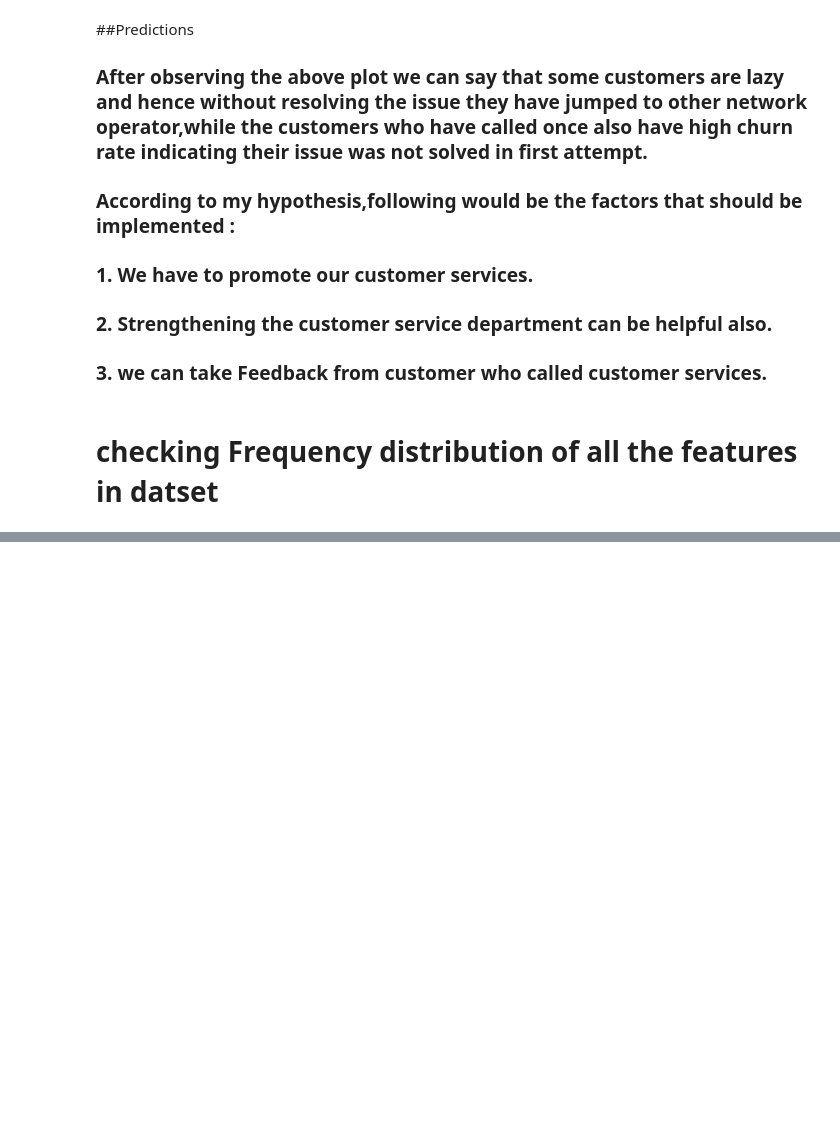
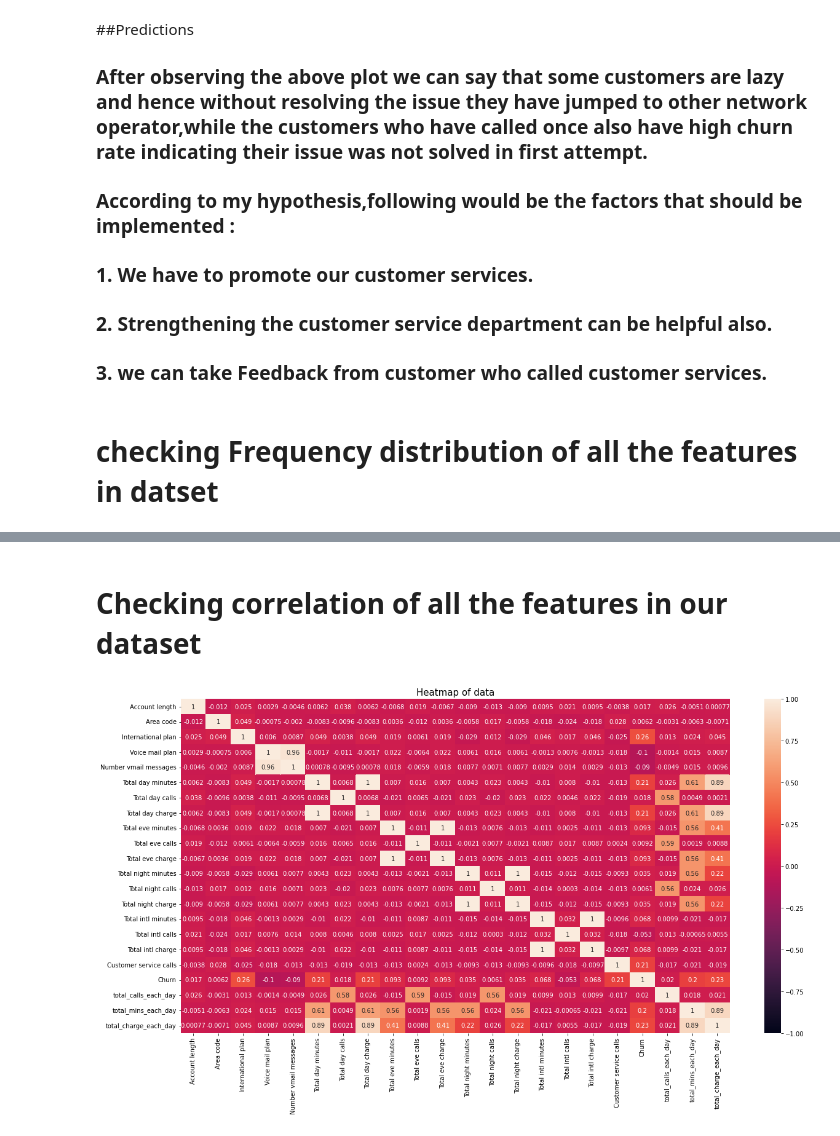
Before and after one commit to MOhitpPatil/EDA-Capstone-Project--telecom-churn-Analysis, a Jupyter notebook: Notebook_.ipynb, the cells around one changed output, grey strips where cells are left out. Cells and saved outputs as stored; diff of their text form; code cells hidden in the pictures; blank space fills up the shorter version.

```diff
--- a/Notebook_.ipynb
+++ b/Notebook_.ipynb
@@ -644,0 +678,11 @@ axz.tick_params(labelsize=15)  # Changes size of the values on the label
+# %% [markdown]
+# Checking correlation of all the features in our dataset
+# %%
+#checking correlation with all columns using heat map
+corrmat = telecom1.corr()
+plt.rcParams["figure.figsize"] = (20,10)
+sns.heatmap(corrmat, vmin=-1,annot = True)
+plt.title("Heatmap of data",fontsize= 15)
+plt.show()
+# %% [output]
+[figure, added]
```
Also changed, not shown: parts of 10 cells of this notebook.
